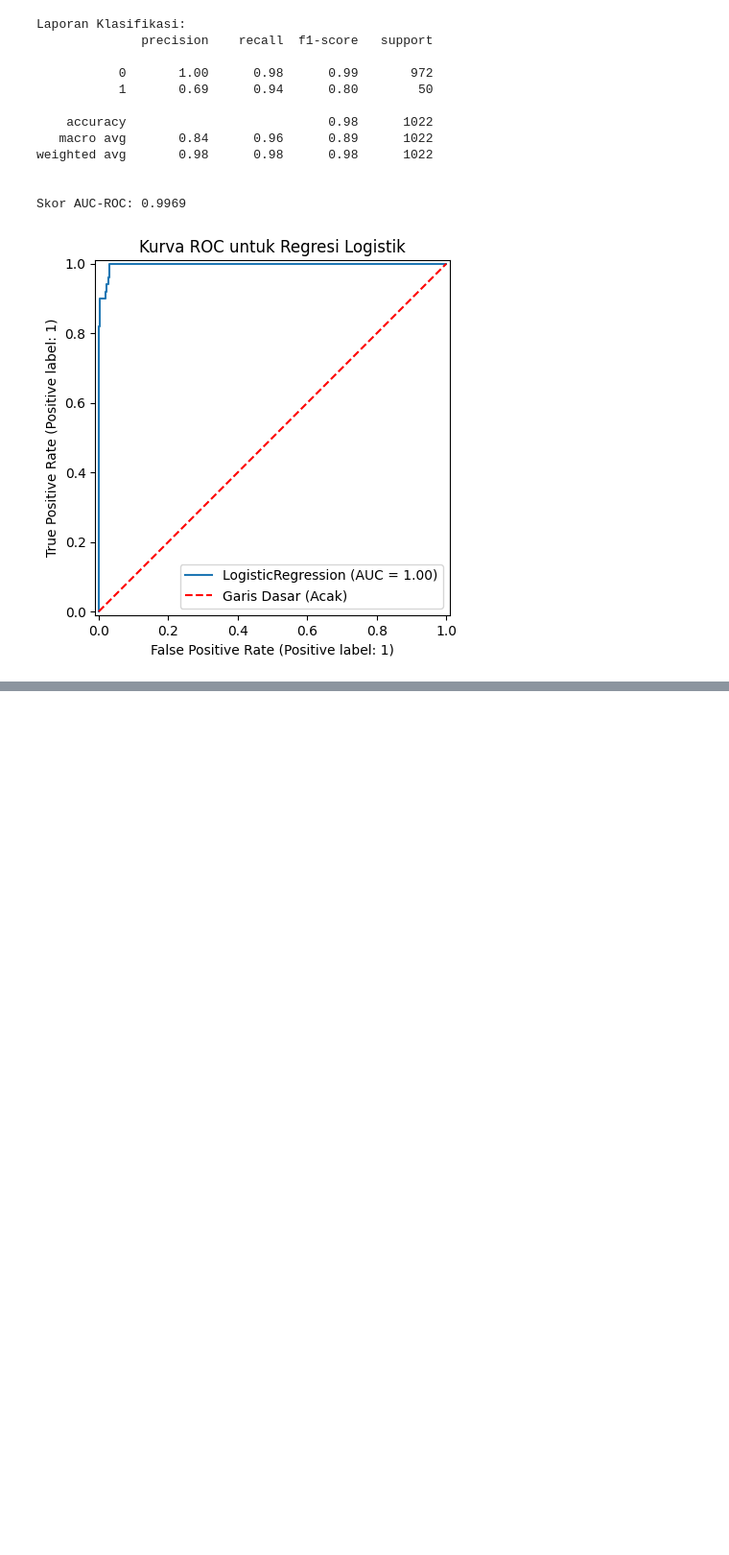
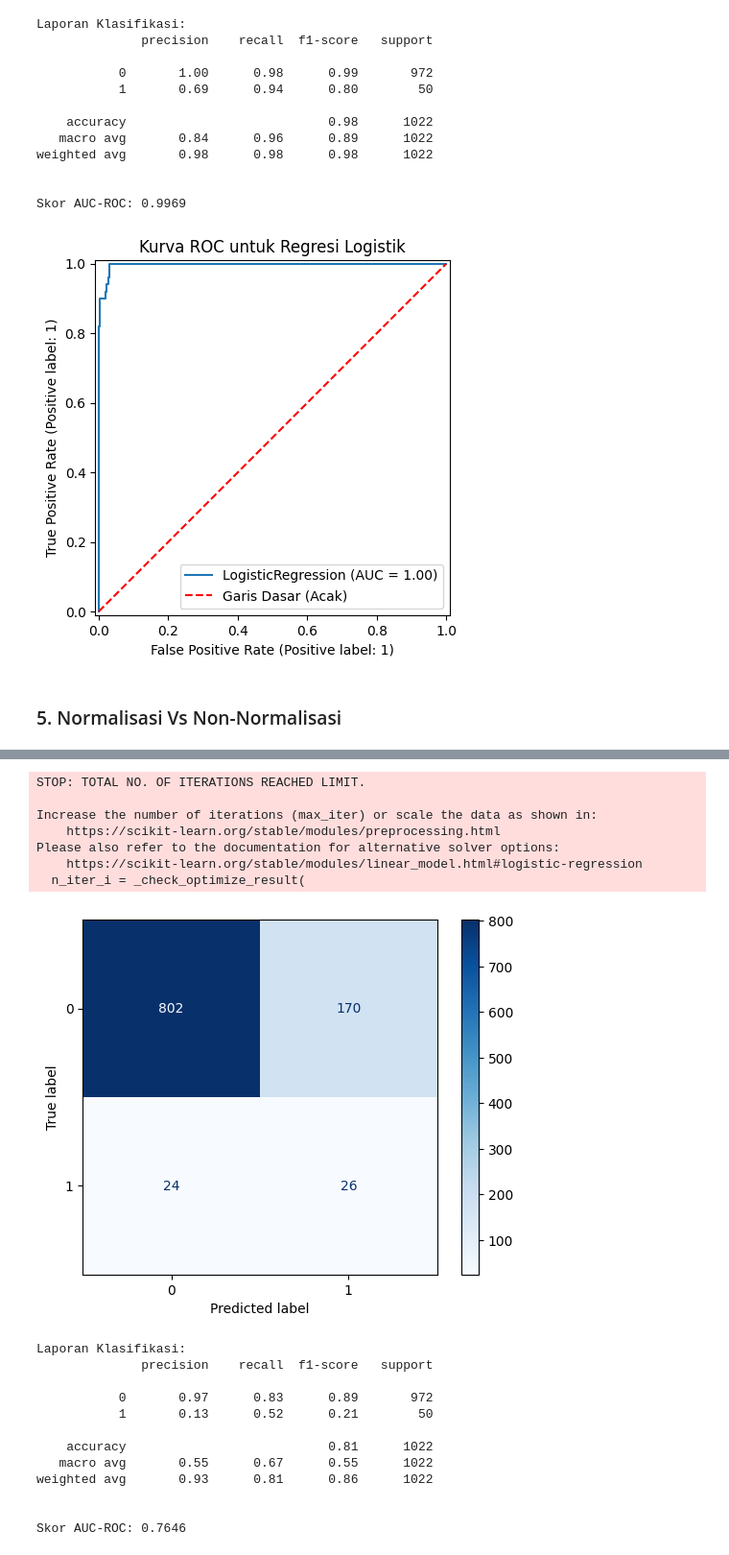
Before and after one commit to PUTAXD/FP_MachineLearning, a Jupyter notebook: LogisticLinear.ipynb, the cells around one changed output, grey strips where cells are left out. Shown at 96% size. Drawn from its saved outputs; the diff is of its cells as text; code cells hidden in the pictures; blank space fills up the shorter version.

Commit message:
add: Non-Normalisasi

```diff
--- a/LogisticLinear.ipynb
+++ b/LogisticLinear.ipynb
@@ -372,3 +372,61 @@ weighted avg       0.98      0.98      0.98      1022
 
 Skor AUC-ROC: 0.9969
 [figure]
+# %% [markdown]
+### 5. Normalisasi Vs Non-Normalisasi
+# %%
+import pandas as pd
+from sklearn.model_selection import train_test_split
+from sklearn.preprocessing import StandardScaler
+from sklearn.linear_model import LogisticRegression
+from imblearn.over_sampling import SMOTE
+from sklearn.metrics import ConfusionMatrixDisplay, classification_report, confusion_matrix, roc_auc_score, RocCurveDisplay
+import matplotlib.pyplot as plt
+
+# Muat dataset yang sudah di-encode
+df = pd.read_csv('data/healthcare-dataset-stroke-data-encoded.csv')
+
+# Pisahkan fitur (X) dan target (y)
+X = df.drop('stroke', axis=1)
+y = df['stroke']
+
+# Bagi data menjadi set pelatihan dan pengujian (80% latih, 20% uji)
+X_train, X_test, y_train, y_test = train_test_split(X, y, test_size=0.2, random_state=42, stratify=y)
+
+# Penanganan Kelas Tidak Seimbang (SMOTE) pada data latih
+smote = SMOTE(random_state=42)
+X_train_resampled, y_train_resampled = smote.fit_resample(X_train, y_train)
+
+print("Bentuk data latih setelah SMOTE:", X_train_resampled.shape)
+print("Distribusi kelas target setelah SMOTE:\n", pd.Series(y_train_resampled).value_counts())
+
+# Latih Model Regresi Logistik
+model = LogisticRegression()
+model.fit(X_train_resampled, y_train_resampled)
+
+# Buat prediksi pada data uji
+y_pred = model.predict(X_test)
+y_pred_proba = model.predict_proba(X_test)[:, 1]
+
+# Tampilkan hasil evaluasi
+print("\n===== Hasil Evaluasi Model Regresi Logistik =====")
+print("\nConfusion Matrix:")
+print(confusion_matrix(y_test, y_pred))
+print("\nConfusion Matrix:")
+cm = confusion_matrix(y_test, y_pred)
+disp = ConfusionMatrixDisplay(confusion_matrix=cm, display_labels=model.classes_)
+disp.plot(cmap=plt.cm.Blues)
+plt.show()
+
+print("\nLaporan Klasifikasi:")
+print(classification_report(y_test, y_pred))
+auc_score = roc_auc_score(y_test, y_pred_proba)
+print(f"\nSkor AUC-ROC: {auc_score:.4f}")
+
+# Visualisasi Kurva ROC
+RocCurveDisplay.from_estimator(model, X_test, y_test)
+plt.title('Kurva ROC untuk Regresi Logistik')
+plt.plot([0, 1], [0, 1], 'r--', label='Garis Dasar (Acak)')
+plt.legend()
+plt.show()
+# %% [output]
@@ -374,0 +447,20 @@ Skor AUC-ROC: 0.9969
+STOP: TOTAL NO. OF ITERATIONS REACHED LIMIT.
+
+Increase the number of iterations (max_iter) or scale the data as shown in:
+    https://scikit-learn.org/stable/modules/preprocessing.html
+Please also refer to the documentation for alternative solver options:
+    https://scikit-learn.org/stable/modules/linear_model.html#logistic-regression
+  n_iter_i = _check_optimize_result(
+[figure, added]
+Laporan Klasifikasi:
+              precision    recall  f1-score   support
+
+           0       0.97      0.83      0.89       972
+           1       0.13      0.52      0.21        50
+
+    accuracy                           0.81      1022
+   macro avg       0.55      0.67      0.55      1022
+weighted avg       0.93      0.81      0.86      1022
+
+
+Skor AUC-ROC: 0.7646
```
Also changed, not shown: parts of 1 cell of this notebook.
